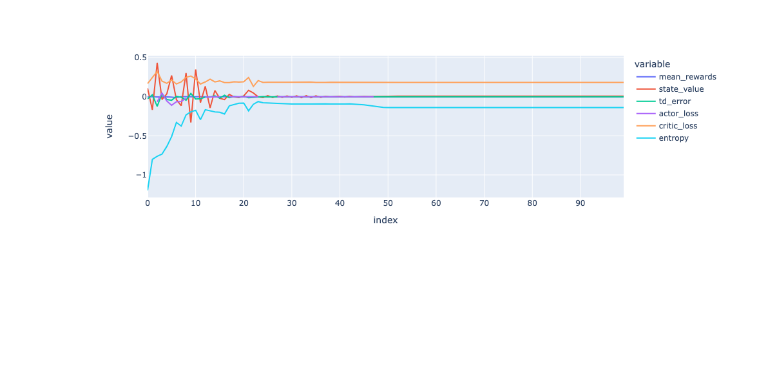
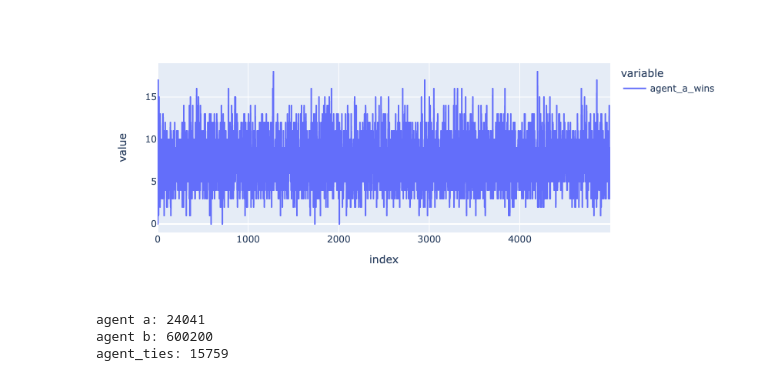
Before and after one commit to gabe00122/tictactoe-rl, a Jupyter notebook: nb/analysis.ipynb, the cells around one changed output. Cells and saved outputs as stored; diff of their text form; code cells hidden in the pictures; blank space fills up the shorter version.

```diff
--- a/nb/analysis.ipynb
+++ b/nb/analysis.ipynb
@@ -9,5 +9,13 @@ mean_df = df.groupby(df.index//reduce_by).mean()
 # %%
-mean_df.plot.line()
+df.agent_a_wins.plot()
 # %% [output]
 [interactive output not drawn]
-[figure, old version]
+[figure, new version]
+# %%
+print(f"agent a: {df.agent_a_wins.sum()}")
+print(f"agent b: {df.agent_b_wins.sum()}")
+print(f"agent_ties: {df.agent_ties.sum()}")
+# %% [output]
+agent a: 24041
+agent b: 600200
+agent_ties: 15759
```
Also changed, not shown: parts of 1 cell of this notebook, 8 other files.
